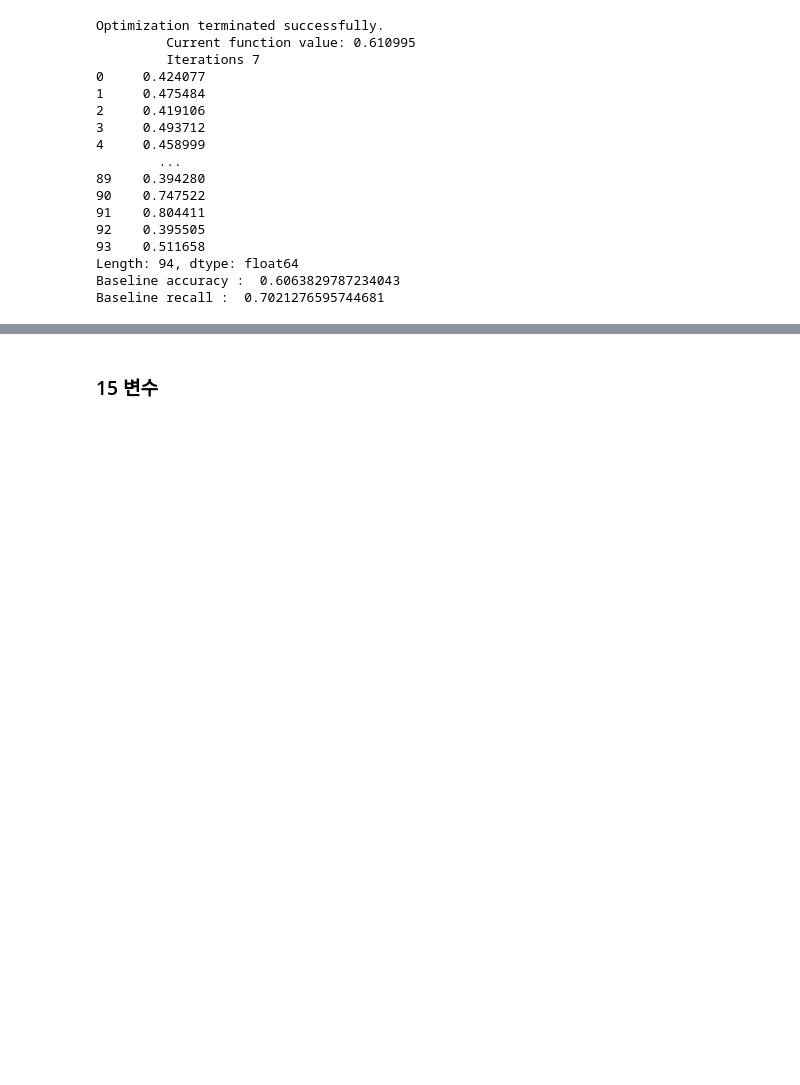
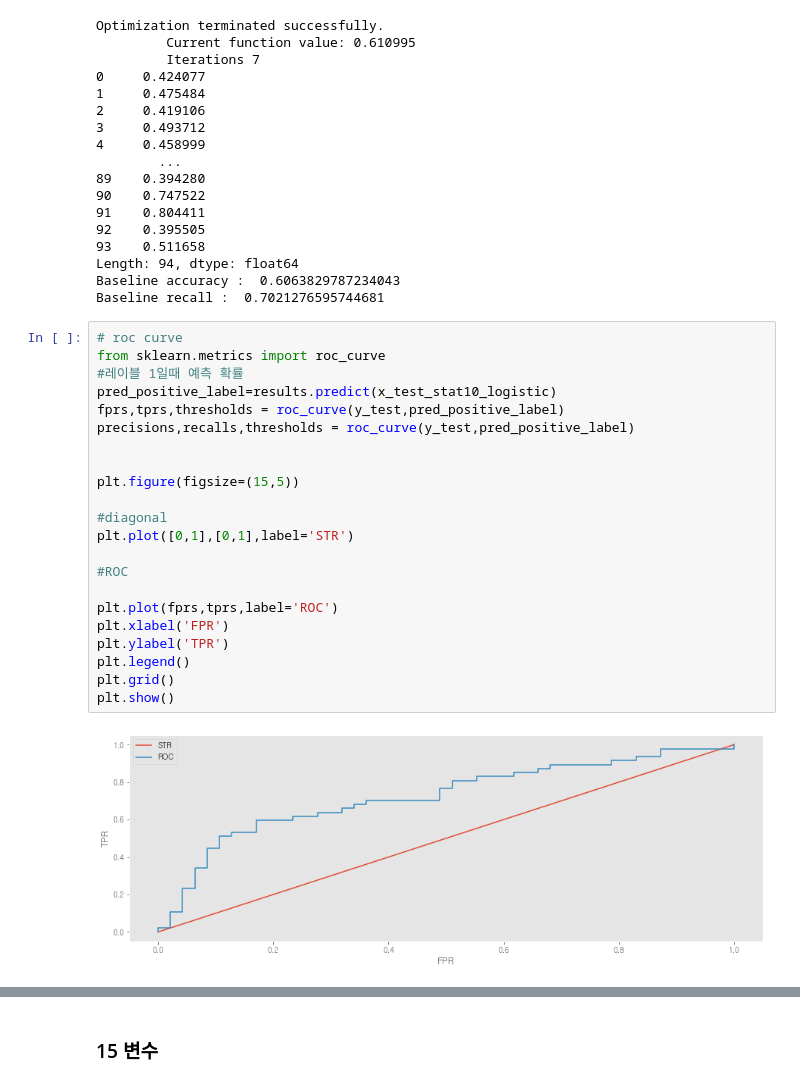
Before and after one commit to bub3690/22-1_multivariate, a Jupyter notebook: final_project/Classification-Statistics.ipynb, the cells around one changed output, grey strips where cells are left out. Cells and saved outputs as stored; diff of their text form; blank space fills up the shorter version.

```diff
--- a/final_project/Classification-Statistics.ipynb
+++ b/final_project/Classification-Statistics.ipynb
@@ -279,3 +309,27 @@ Optimization terminated successfully.
 Length: 94, dtype: float64
 Baseline accuracy :  0.6063829787234043
 Baseline recall :  0.7021276595744681
+# %%
+# roc curve
+from sklearn.metrics import roc_curve
+#레이블 1일때 예측 확률
+pred_positive_label=results.predict(x_test_stat10_logistic)
+fprs,tprs,thresholds = roc_curve(y_test,pred_positive_label)
+precisions,recalls,thresholds = roc_curve(y_test,pred_positive_label)
+
+
+plt.figure(figsize=(15,5))
+
+#diagonal
+plt.plot([0,1],[0,1],label='STR')
+
+#ROC
+
+plt.plot(fprs,tprs,label='ROC')
+plt.xlabel('FPR')
+plt.ylabel('TPR')
+plt.legend()
+plt.grid()
+plt.show()
+# %% [output]
+[figure, added]
```
Also changed, not shown: parts of 27 cells of this notebook, 1 other file.
